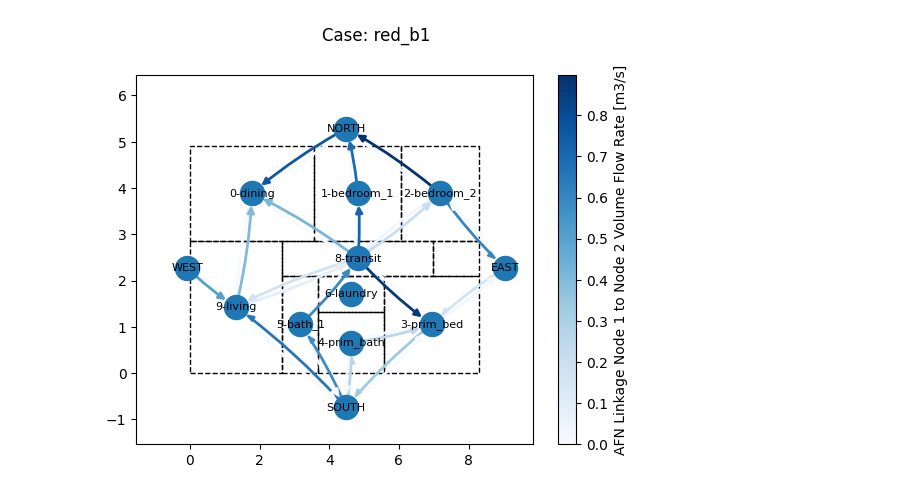
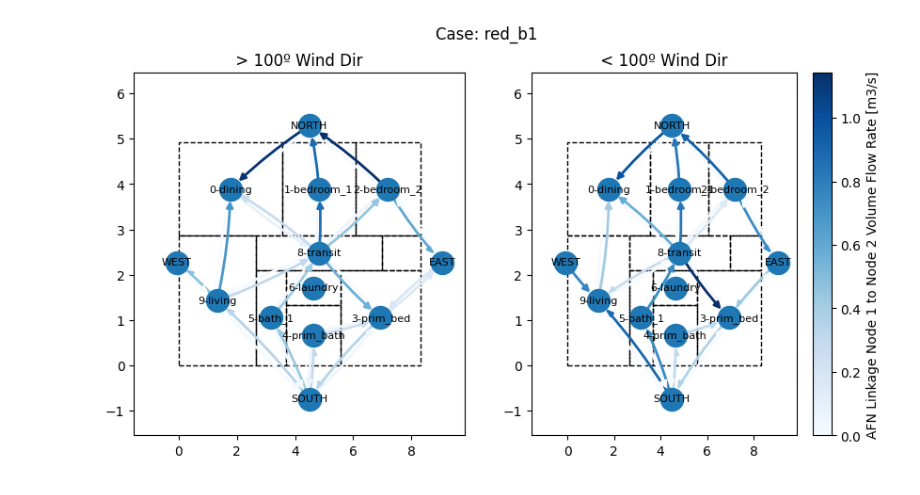
Before and after one commit to juliet29/plan2EPlus, a Jupyter notebook: _notebooks/t05_svg2plan.ipynb, the cells around one changed output. Cells and saved outputs as stored; diff of their text form; code cells hidden in the pictures.

Commit message:
faceted by winddir..

```diff
--- a/_notebooks/t05_svg2plan.ipynb
+++ b/_notebooks/t05_svg2plan.ipynb
@@ -74,5 +56,5 @@ shape: (5, 7)
 # %%
 qois = [qoi1, qoi12]
-fig = create_data_on_network_fig(case_data, sample_case, qois)
+fig = create_data_on_network_fig_facet_winddir(case_data, sample_case, qois)
 # %% [output]
-[figure, old version]
+[figure, new version]
```
Also changed, not shown: parts of 28 cells of this notebook, 1 other file.
